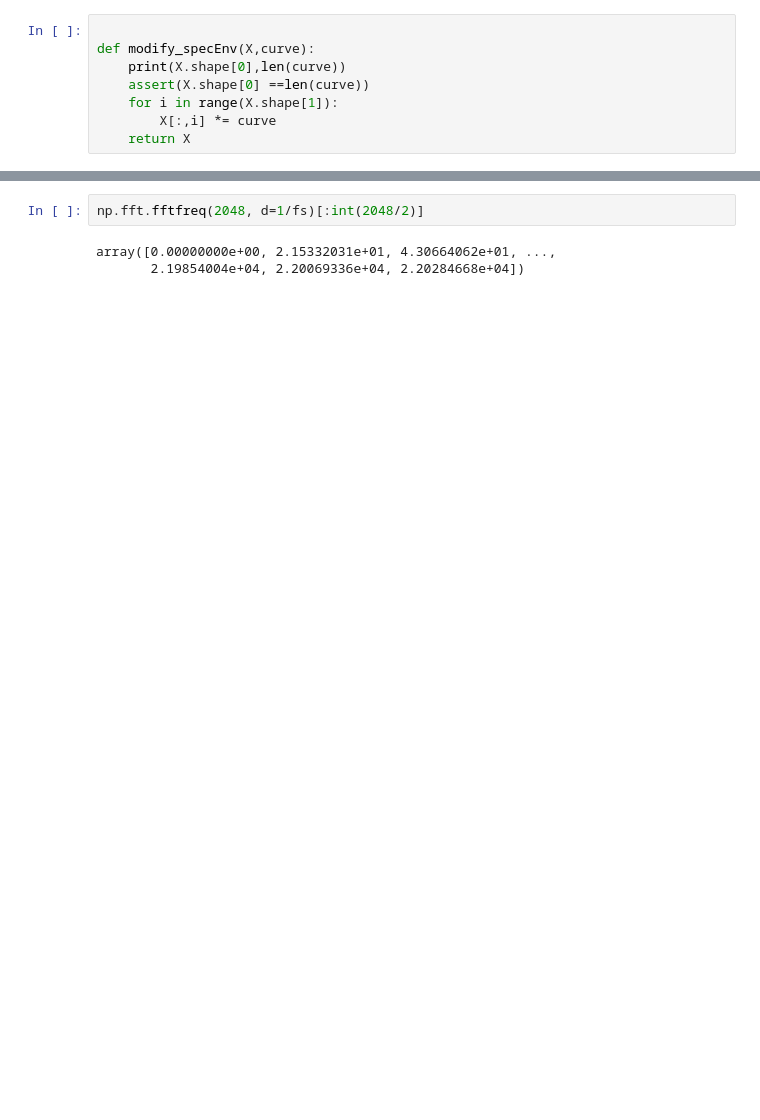
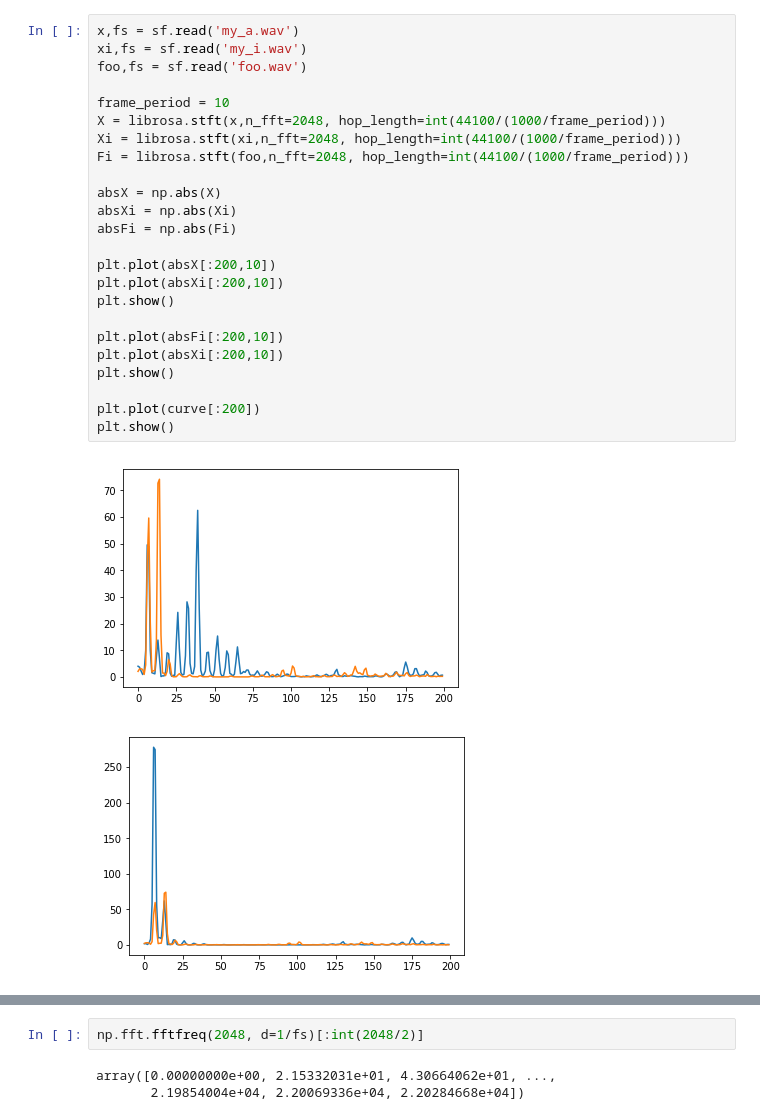
Before and after one commit to BeyondCloud/FUJI_Graphic_EQ, a Jupyter notebook: Bandpass_filter.ipynb, the cells around one changed output, grey strips where cells are left out. Cells and saved outputs as stored; diff of their text form; blank space fills up the shorter version.

```diff
--- a/Bandpass_filter.ipynb
+++ b/Bandpass_filter.ipynb
@@ -25,8 +55,27 @@ for fi,f in enumerate(f_tbl):
-# %%
-
-def modify_specEnv(X,curve):
-    print(X.shape[0],len(curve))
-    assert(X.shape[0] ==len(curve))
-    for i in range(X.shape[1]):
-        X[:,i] *= curve
-    return X
+# %%
+x,fs = sf.read('my_a.wav')
+xi,fs = sf.read('my_i.wav')
+foo,fs = sf.read('foo.wav')
+
+frame_period = 10
+X = librosa.stft(x,n_fft=2048, hop_length=int(44100/(1000/frame_period)))
+Xi = librosa.stft(xi,n_fft=2048, hop_length=int(44100/(1000/frame_period)))
+Fi = librosa.stft(foo,n_fft=2048, hop_length=int(44100/(1000/frame_period)))
+
+absX = np.abs(X)
+absXi = np.abs(Xi)
+absFi = np.abs(Fi)
+
+plt.plot(absX[:200,10])
+plt.plot(absXi[:200,10])
+plt.show()
+
+plt.plot(absFi[:200,10])
+plt.plot(absXi[:200,10])
+plt.show()
+
+plt.plot(curve[:200])
+plt.show()
+# %% [output]
+[figure, added]
+[figure, added]
```
Also changed, not shown: parts of 12 cells of this notebook.
